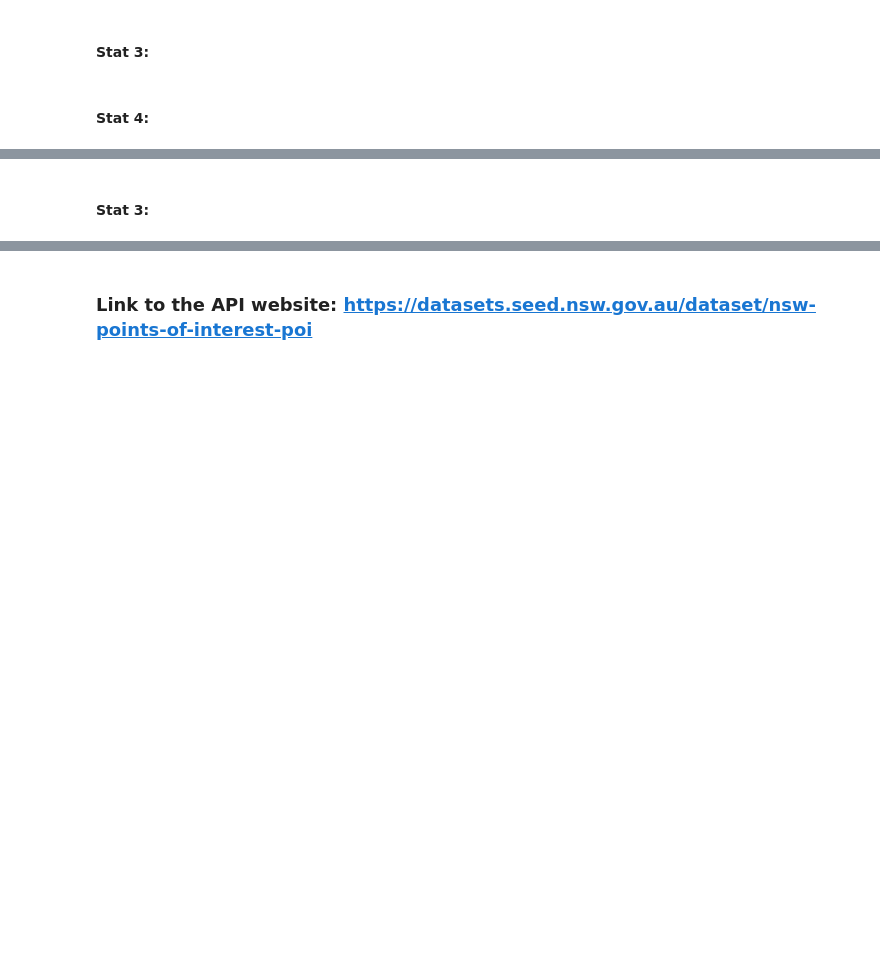
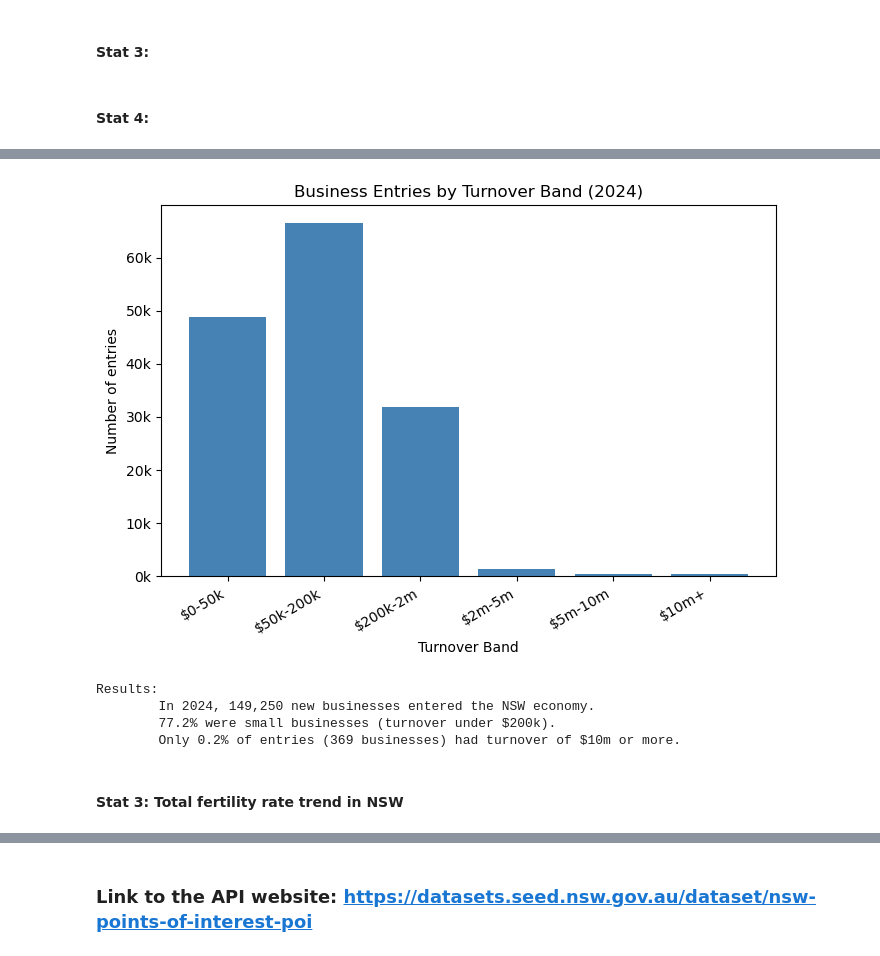
Before and after one commit to Rven66/DATA2001-Assignment_1, a Jupyter notebook: DATA2001-Assignment_1.ipynb, the cells around one changed output, grey strips where cells are left out. Saved outputs shown, nothing was run; the diff lists cells and outputs as text; code cells hidden in the pictures; blank space fills up the shorter version.

```diff
--- a/DATA2001-Assignment_1.ipynb
+++ b/DATA2001-Assignment_1.ipynb
@@ -547,2 +599,41 @@ plt.show()
+# %%
+# Stat 2: Business entry breakdown based on turnover size
+
+entry_codes  = ['CABEE_50', 'CABEE_51', 'CABEE_52', 'CABEE_53', 'CABEE_54', 'CABEE_55']
+entry_labels = ['$0-50k', '$50k-200k', '$200k-2m', '$2m-5m', '$5m-10m', '$10m+']
+
+entries_by_size = region_long_clean[region_long_clean['Measure Code'].isin(entry_codes)].copy()
+entries_by_size['Year'] = pd.to_numeric(entries_by_size['Year'], errors='coerce')
+latest_year = int(entries_by_size['Year'].max())
+latest = entries_by_size[entries_by_size['Year'] == latest_year].copy()
+latest['Turnover Band'] = latest['Measure Code'].map(dict(zip(entry_codes, entry_labels)))
+latest = latest.set_index('Turnover Band').reindex(entry_labels)
+
+fig, ax = plt.subplots(figsize=(7, 5))
+
+ax.bar(latest.index, latest['Value'], color='steelblue')
+ax.set_title(f'Business Entries by Turnover Band ({latest_year})')
+ax.set_xlabel('Turnover Band')
+ax.set_ylabel('Number of entries')
+ax.yaxis.set_major_formatter(mticker.FuncFormatter(lambda x, _: f'{x/1e3:.0f}k'))
+plt.setp(ax.get_xticklabels(), rotation=30, ha='right')
+
+plt.tight_layout()
+plt.show()
+
+total = latest['Value'].sum()
+small = latest.loc[['$0-50k', '$50k-200k'], 'Value'].sum()
+large = latest.loc['$10m+', 'Value']
+
+print("Results:")
+print(f"\tIn {latest_year}, {total:,.0f} new businesses entered the NSW economy.")
+print(f"\t{small/total*100:.1f}% were small businesses.")
+print(f"\tOnly {large/total*100:.1f}% of entries,{large:,.0f} businesses, had turnover of $10m or more.\n")
+# %% [output]
+[figure, added]
+Results:
+        In 2024, 149,250 new businesses entered the NSW economy.
+        77.2% were small businesses (turnover under $200k).
+        Only 0.2% of entries (369 businesses) had turnover of $10m or more.
 # %% [markdown]
-#### Stat 3:
+#### Stat 3: Total fertility rate trend in NSW
```
Also changed, not shown: parts of 57 cells of this notebook.
